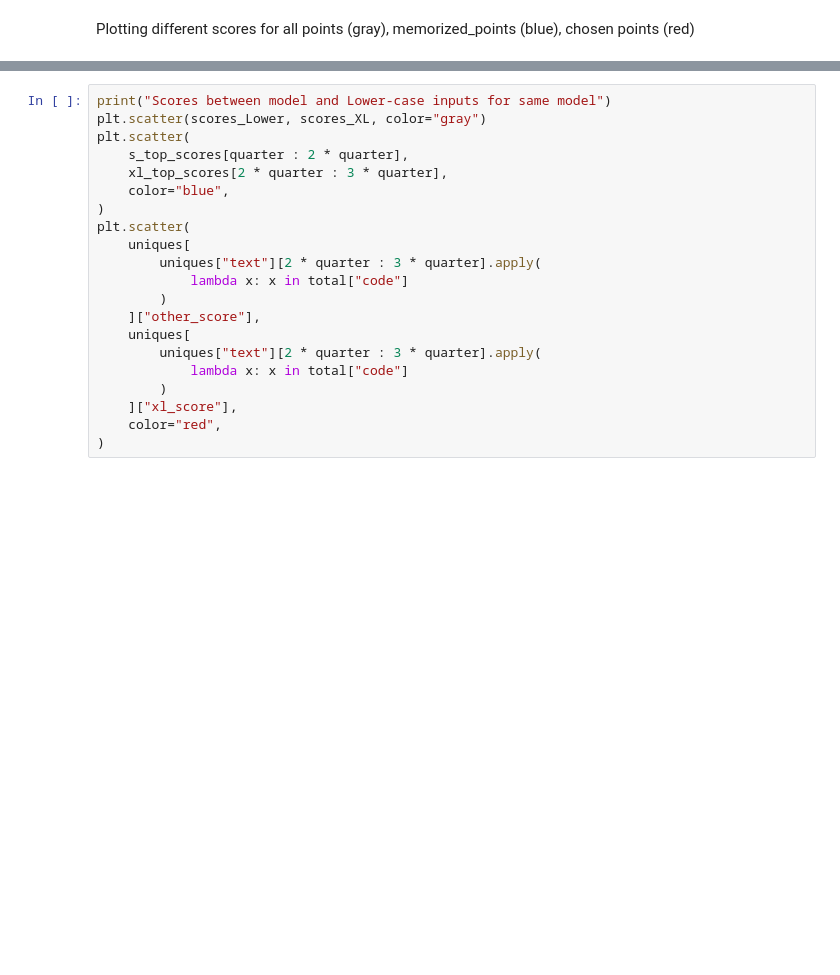
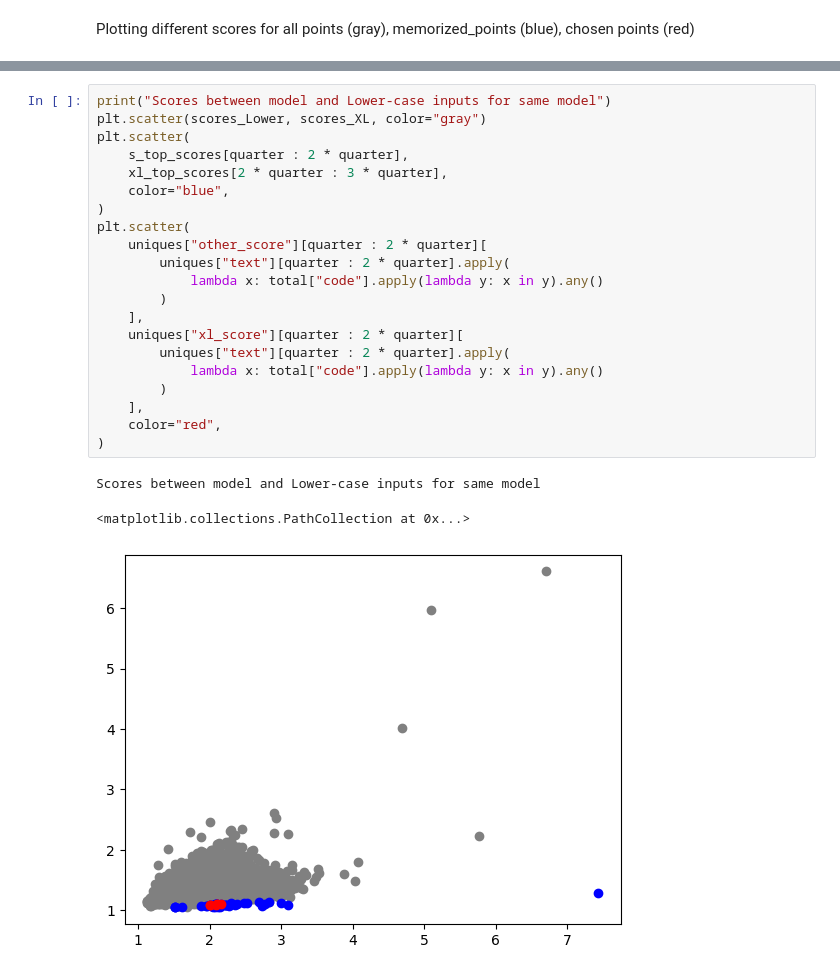
Before and after one commit to F47-503/oss-llm-attack, a Jupyter notebook: example_analysis.ipynb, the cells around one changed output, grey strips where cells are left out. Saved outputs shown, nothing was run; the diff lists cells and outputs as text; blank space fills up the shorter version.

```diff
--- a/example_analysis.ipynb
+++ b/example_analysis.ipynb
@@ -120,24 +139,28 @@ Scores between model and smaller model
 # %%
 print("Scores between model and Lower-case inputs for same model")
 plt.scatter(scores_Lower, scores_XL, color="gray")
 plt.scatter(
     s_top_scores[quarter : 2 * quarter],
     xl_top_scores[2 * quarter : 3 * quarter],
     color="blue",
 )
 plt.scatter(
-    uniques[
-        uniques["text"][2 * quarter : 3 * quarter].apply(
-            lambda x: x in total["code"]
+    uniques["other_score"][quarter : 2 * quarter][
+        uniques["text"][quarter : 2 * quarter].apply(
+            lambda x: total["code"].apply(lambda y: x in y).any()
         )
-    ]["other_score"],
-    uniques[
-        uniques["text"][2 * quarter : 3 * quarter].apply(
-            lambda x: x in total["code"]
+    ],
+    uniques["xl_score"][quarter : 2 * quarter][
+        uniques["text"][quarter : 2 * quarter].apply(
+            lambda x: total["code"].apply(lambda y: x in y).any()
         )
-    ]["xl_score"],
+    ],
     color="red",
 )
+# %% [output]
+Scores between model and Lower-case inputs for same model
+<matplotlib.collections.PathCollection at 0x...>
+[figure, added]
 # %%
 print("Scores between model and zlib-compression")
 plt.scatter(scores_zlib, scores_XL, color="gray")
```
Also changed, not shown: parts of 6 cells of this notebook.
